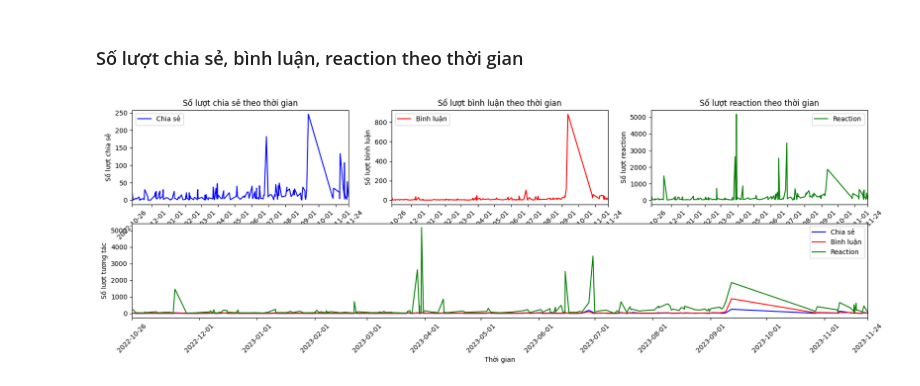
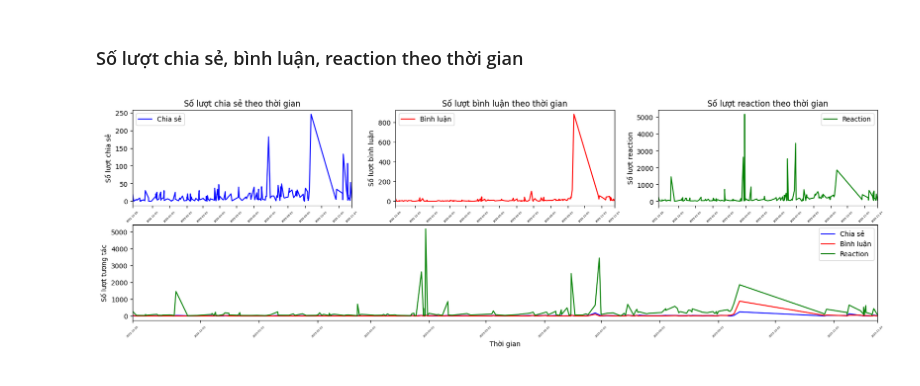
Before and after one commit to Anh39/FacebookPageAnalysis, a Jupyter notebook: DataAnalysis.ipynb, the cells around one changed output. Drawn from its saved outputs; the diff is of its cells as text; code cells hidden in the pictures.

```diff
--- a/DataAnalysis.ipynb
+++ b/DataAnalysis.ipynb
@@ -81,0 +126,10 @@ plt.show()
+# %%
+countUnity = 0
+countGame = 0
+for i in range(len(df)):
+    if ('Unity' in df['Text'].iloc[i] or 'unity' in df['Text'].iloc[i]):
+        countUnity += 1
+    if ('Game' in df['Text'].iloc[i] or 'game' in df['Text'].iloc[i]):
+        countGame += 1
+print(countUnity," ",len(df)," ",countUnity/len(df))
+print(countGame," ",len(df)," ",countGame/len(df))
@@ -99,0 +159,14 @@ plt.show()
+# %%
+countUnity = 0
+countGame = 0
+cmtAll = []
+for i in range(len(df)):
+    for j in range(len(df['Comments'].iloc[i])):
+        cmtAll.append(df['Comments'].iloc[i][j])
+for ele in cmtAll:
+    if ('Unity' in ele['Text'] or 'unity' in ele['Text']):
+        countUnity += 1
+    if ('Game' in ele['Text'] or 'game' in ele['Text']):
+        countGame += 1
+print(countUnity," ",len(cmtAll)," ",countUnity/len(cmtAll))
+print(countGame," ",len(cmtAll)," ",countGame/len(cmtAll))
@@ -251,36 +342,36 @@ ax3 = plt.subplot(5,3,3)
 ax4 = plt.subplot(5,1,2)
 sns.lineplot(ax=ax1,x=x_label,label='Chia sẻ',y=df['Share Count'],color='blue')
 sns.lineplot(ax=ax2,x=x_label,label='Bình luận',y=df['Comment Count'],color='red')
 sns.lineplot(ax=ax3,x=x_label,label='Reaction',y=df['Reaction Count'],color='green')
 sns.lineplot(ax=ax4,x=x_label,label='Chia sẻ',y=df['Share Count'],color='blue')
 sns.lineplot(ax=ax4,x=x_label,label='Bình luận',y=df['Comment Count'],color='red')
 sns.lineplot(ax=ax4,x=x_label,label='Reaction',y=df['Reaction Count'],color='green')
 ax1.set_xlabel('Thời gian')
 ax1.set_ylabel('Số lượt chia sẻ')
 ax1.set_title('Số lượt chia sẻ theo thời gian')
 ax2.set_xlabel('Thời gian')
 ax2.set_ylabel('Số lượt bình luận')
 ax2.set_title('Số lượt bình luận theo thời gian')
 ax3.set_xlabel('Thời gian')
 ax3.set_ylabel('Số lượt reaction')
 ax3.set_title('Số lượt reaction theo thời gian')
 ax4.set_xlabel('Thời gian')
 ax4.set_ylabel('Số lượt tương tác')
 #ax4.set_title('Số lượt tương tác theo thời gian')
 ax1.set_xlim(minTime,maxTime)
 ax1.set_xticks(xtickArr)
 ax2.set_xlim(minTime,maxTime)
 ax2.set_xticks(xtickArr)
 ax3.set_xlim(minTime,maxTime)
 ax3.set_xticks(xtickArr)
 ax4.set_xlim(minTime,maxTime)
 ax4.set_xticks(xtickArr)
-ax1.tick_params(axis='x',rotation = 45)
-ax2.tick_params(axis='x',rotation = 45)
-ax3.tick_params(axis='x',rotation = 45)
-ax4.tick_params(axis='x',rotation = 45)
+ax1.tick_params(axis='x',rotation = 45,labelsize = 4)
+ax2.tick_params(axis='x',rotation = 45,labelsize = 4)
+ax3.tick_params(axis='x',rotation = 45,labelsize = 4)
+ax4.tick_params(axis='x',rotation = 45,labelsize = 4)
 plt.legend()
-plt.savefig(IMAGES_PATH + 'Fig2_InteractionByTime.png')
+plt.savefig(IMAGES_PATH + 'Fig2_InteractionByTime.png',dpi=300,bbox_inches='tight')
 plt.show()
 # %% [output]
-[figure, old version]
+[figure, new version]
```
Also changed, not shown: parts of 16 cells of this notebook, 17 other files.
